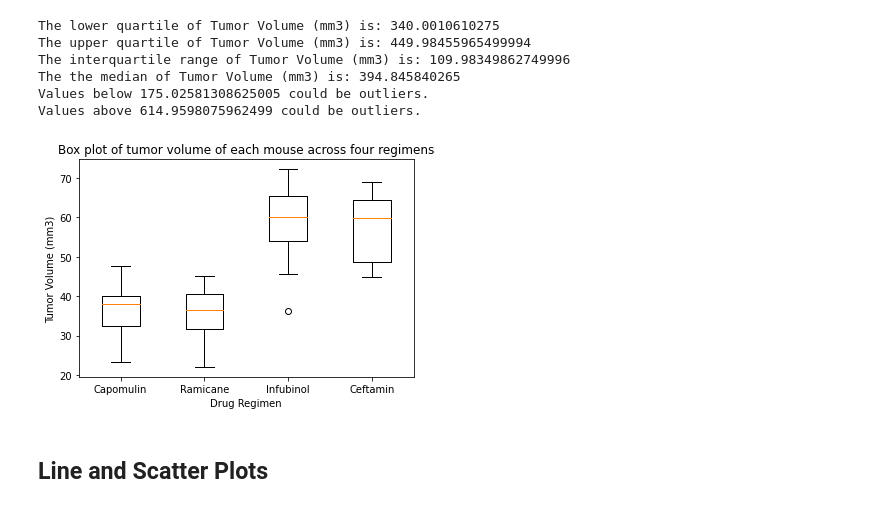
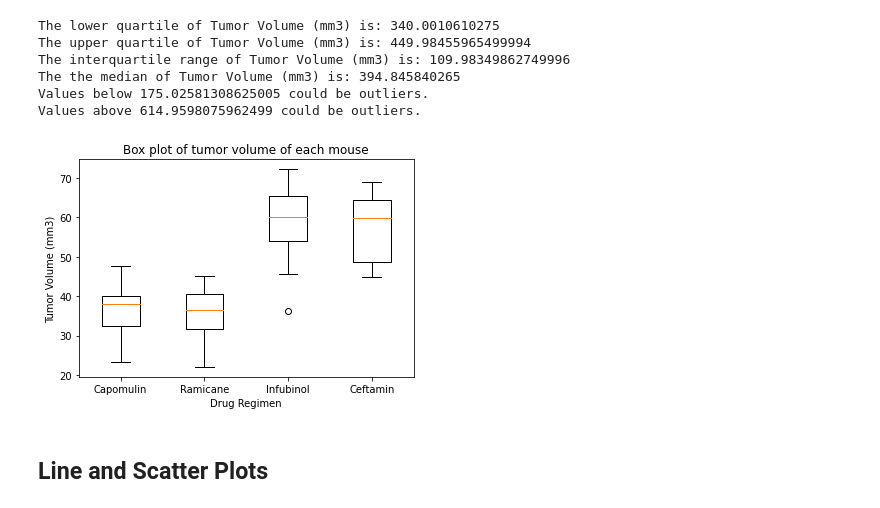
Before and after one commit to radhar16/Matplotlib---challenge, a Jupyter notebook: Pymaceuticals/pymaceuticals_starter.ipynb, the cells around one changed output. Cells and saved outputs as stored; diff of their text form; code cells hidden in the pictures.

```diff
--- a/Pymaceuticals/pymaceuticals_starter.ipynb
+++ b/Pymaceuticals/pymaceuticals_starter.ipynb
@@ -361,14 +345,14 @@ tumor_ceftamin = tumor_ceftamin["Tumor Volume (mm3)"]
 # %%
 # Generate a box plot of the final tumor volume of each mouse across four regimens of interest
 tumor_vol = [tumor_capomulin,tumor_ramicane,tumor_infubinol,tumor_ceftamin]
 
 fig1, ax1 = plt.subplots()
-ax1.set_title('Box plot of tumor volume of each mouse across four regimens')
+ax1.set_title('Box plot of tumor volume of each mouse')
 ax1.set_ylabel('Tumor Volume (mm3)')
 ax1.set_xlabel('Drug Regimen')
 ax1.boxplot(tumor_vol, labels = treatments )
 plt.show()
 # %% [output]
-[figure, old version]
+[figure, new version]
 # %% [markdown]
 ## Line and Scatter Plots
```
Also changed, not shown: parts of 4 cells of this notebook.
